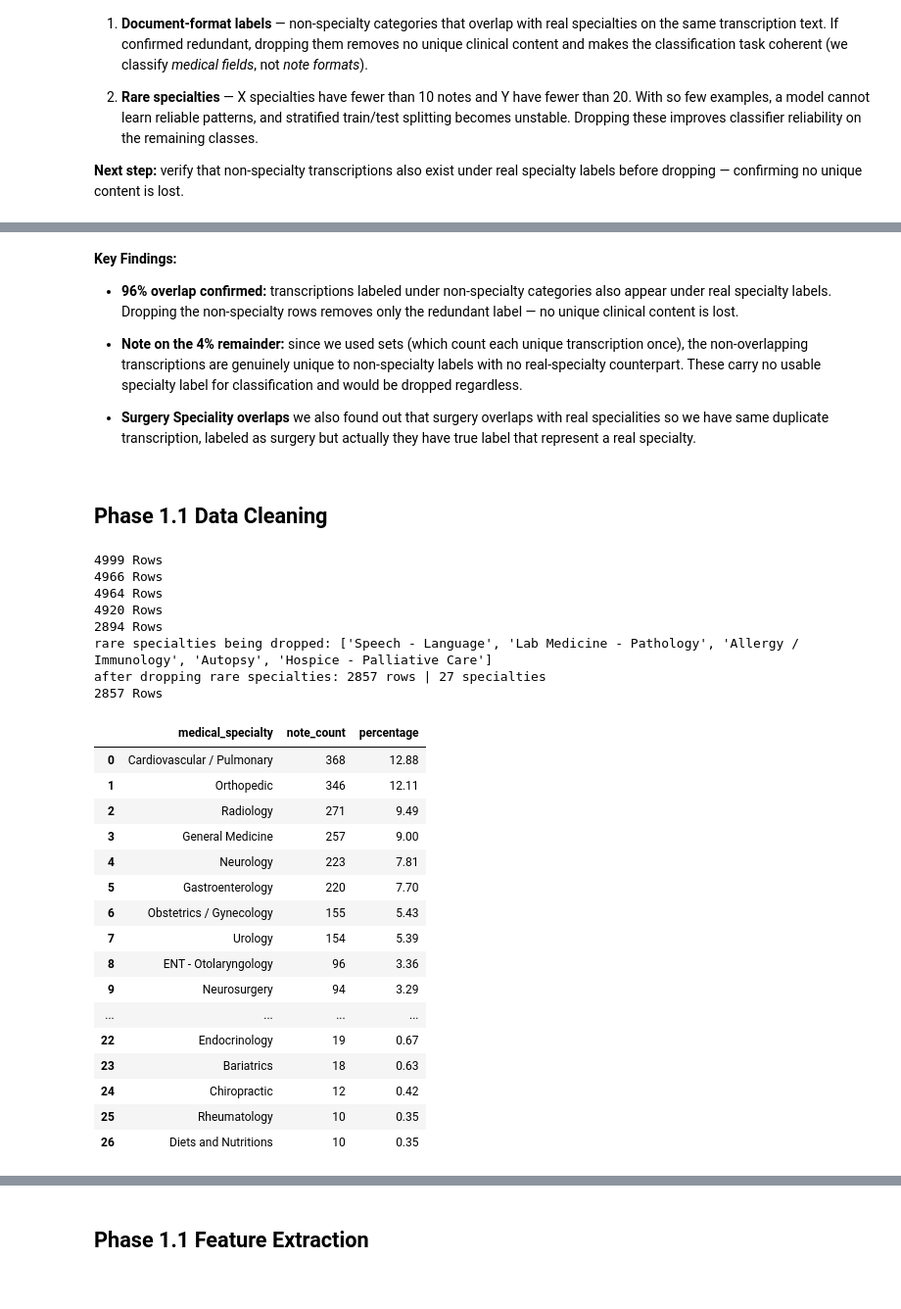
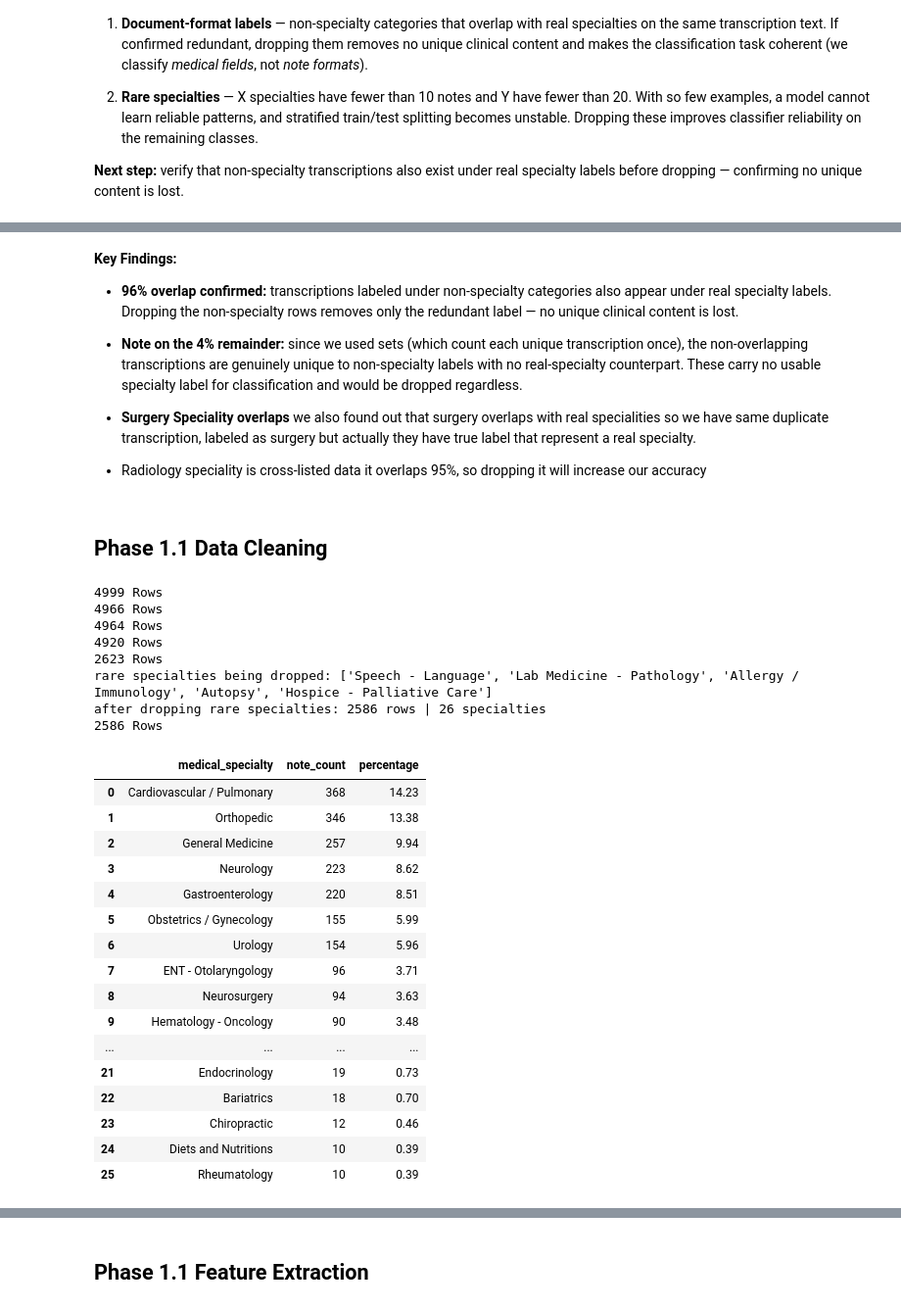
Before and after one commit to bahadirkoko/medical-transcription-classifier, a Jupyter notebook: notebooks/notebook1_phase1and2.ipynb, the cells around one changed output, grey strips where cells are left out. Shown at 98% size. Cells and saved outputs as stored; diff of their text form; code cells hidden in the pictures.

```diff
--- a/notebooks/notebook1_phase1and2.ipynb
+++ b/notebooks/notebook1_phase1and2.ipynb
@@ -265,9 +297,17 @@ overlap rate: 95.5%
 
 - **Surgery Speciality overlaps** we also found out that surgery overlaps with real specialities
 so we have same duplicate transcription, labeled as surgery but actually they have true label that represent a real specialty.
+
+- Radiology speciality is cross-listed data it overlaps 95%, so dropping it will increase our accuracy
 # %% [markdown]
 ## Phase 1.1 Data Cleaning
 # %%
+not_specialties = [ #creating a list of not specilities, that is in the data set and labeled as speciality
+    'SOAP / Chart / Progress Notes', 'Office Notes', 'Letters',
+    'Discharge Summary', 'Emergency Room Reports',
+    'Consult - History and Phy.', 'IME-QME-Work Comp etc.','Surgery','Radiology'
+]
+
 print(df.shape[0],'Rows')
 df = df.dropna(subset=['medical_specialty','transcription']) #to drop rows with missing values in the 'medical_specialty' column and transcription column
 print(df.shape[0],'Rows')
@@ -284,52 +324,52 @@ print(df.shape[0],'Rows') #to check the shape of the DataFrame after filtering o
 df = df[~df['medical_specialty'].isin(not_specialties)].reset_index(drop=True)  #filter out not specialities
 print(df.shape[0],'Rows')
 
 min_notes = 10 # setup threshold
 counts = df['medical_specialty'].value_counts() #count noter per specialty
 rare = counts[counts < min_notes].index.tolist() #applies threshold in boolean filter, filter on series count , index grabs specialty names from filtered series, convert from pandas index object to plain python list
 
 print("rare specialties being dropped:", rare)
 
 df = df[~df['medical_specialty'].isin(rare)].reset_index(drop=True) #drop rare specialties, reset the index column after dropping, isin retursn true first and we use ~
 print("after dropping rare specialties:", len(df), "rows |", df['medical_specialty'].nunique(), "specialties")
 print(df.shape[0],'Rows')
 
 specialty_summary = (
     df.groupby('medical_specialty')['transcription'] #groupby specialties to see how much notes we have
     .count()
     .reset_index() #reset index
     .rename(columns={'transcription': 'note_count'})
     .sort_values('note_count', ascending=False)
     .assign(percentage=lambda x: (x['note_count'] / len(df) * 100).round(2)) #adding another column and applying percentage formula to each specialty, used assign not to break mid way df creation
     .reset_index(drop=True) #reset index again to finalize
 )
 display(specialty_summary)
 # %% [output]
 4999 Rows
 4966 Rows
 4964 Rows
 4920 Rows
-2894 Rows
+2623 Rows
 rare specialties being dropped: ['Speech - Language', 'Lab Medicine - Pathology', 'Allergy / Immunology', 'Autopsy', 'Hospice - Palliative Care']
-after dropping rare specialties: 2857 rows | 27 specialties
-2857 Rows
+after dropping rare specialties: 2586 rows | 26 specialties
+2586 Rows
 |  | medical_specialty | note_count | percentage |
-| 0 | Cardiovascular / Pulmonary | 368 | 12.88 |
-| 1 | Orthopedic | 346 | 12.11 |
-| 2 | Radiology | 271 | 9.49 |
-| 3 | General Medicine | 257 | 9.00 |
-| 4 | Neurology | 223 | 7.81 |
-| 5 | Gastroenterology | 220 | 7.70 |
-| 6 | Obstetrics / Gynecology | 155 | 5.43 |
-| 7 | Urology | 154 | 5.39 |
-| 8 | ENT - Otolaryngology | 96 | 3.36 |
-| 9 | Neurosurgery | 94 | 3.29 |
+| 0 | Cardiovascular / Pulmonary | 368 | 14.23 |
+| 1 | Orthopedic | 346 | 13.38 |
+| 2 | General Medicine | 257 | 9.94 |
+| 3 | Neurology | 223 | 8.62 |
+| 4 | Gastroenterology | 220 | 8.51 |
+| 5 | Obstetrics / Gynecology | 155 | 5.99 |
+| 6 | Urology | 154 | 5.96 |
+| 7 | ENT - Otolaryngology | 96 | 3.71 |
+| 8 | Neurosurgery | 94 | 3.63 |
+| 9 | Hematology - Oncology | 90 | 3.48 |
 | ... | ... | ... | ... |
-| 22 | Endocrinology | 19 | 0.67 |
-| 23 | Bariatrics | 18 | 0.63 |
-| 24 | Chiropractic | 12 | 0.42 |
-| 25 | Rheumatology | 10 | 0.35 |
-| 26 | Diets and Nutritions | 10 | 0.35 |
+| 21 | Endocrinology | 19 | 0.73 |
+| 22 | Bariatrics | 18 | 0.70 |
+| 23 | Chiropractic | 12 | 0.46 |
+| 24 | Diets and Nutritions | 10 | 0.39 |
+| 25 | Rheumatology | 10 | 0.39 |
 # %% [markdown]
 **Key Outcomes:**
 - Null values in transcription, and specialty column dropped.
```
Also changed, not shown: parts of 17 cells of this notebook, 9 other files.
